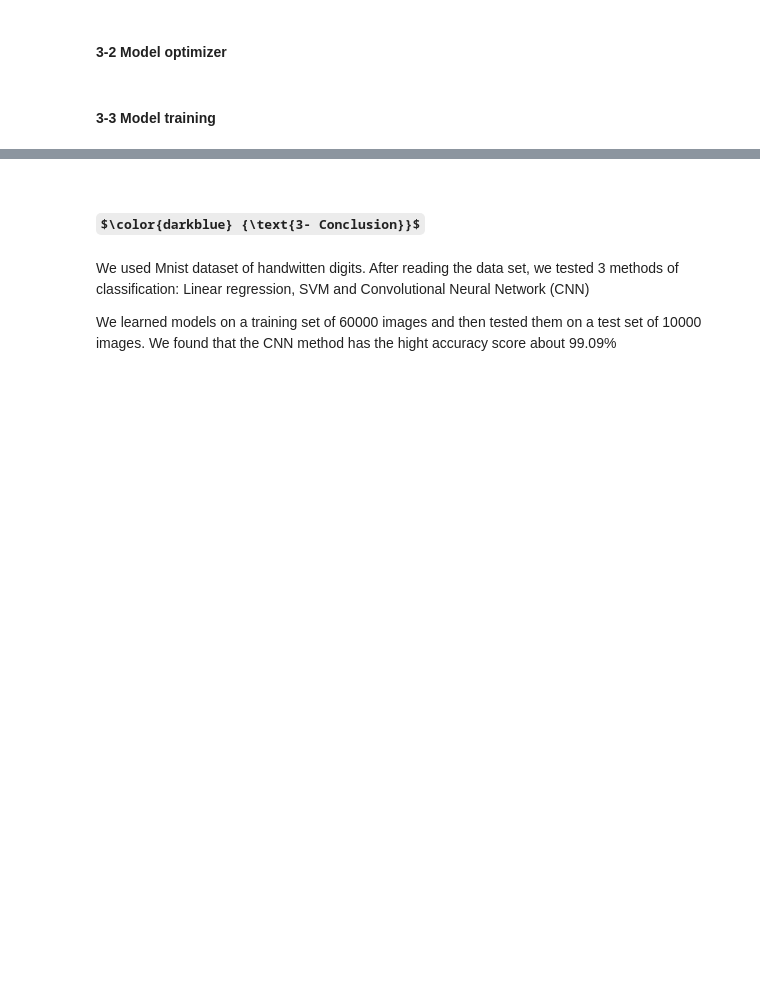
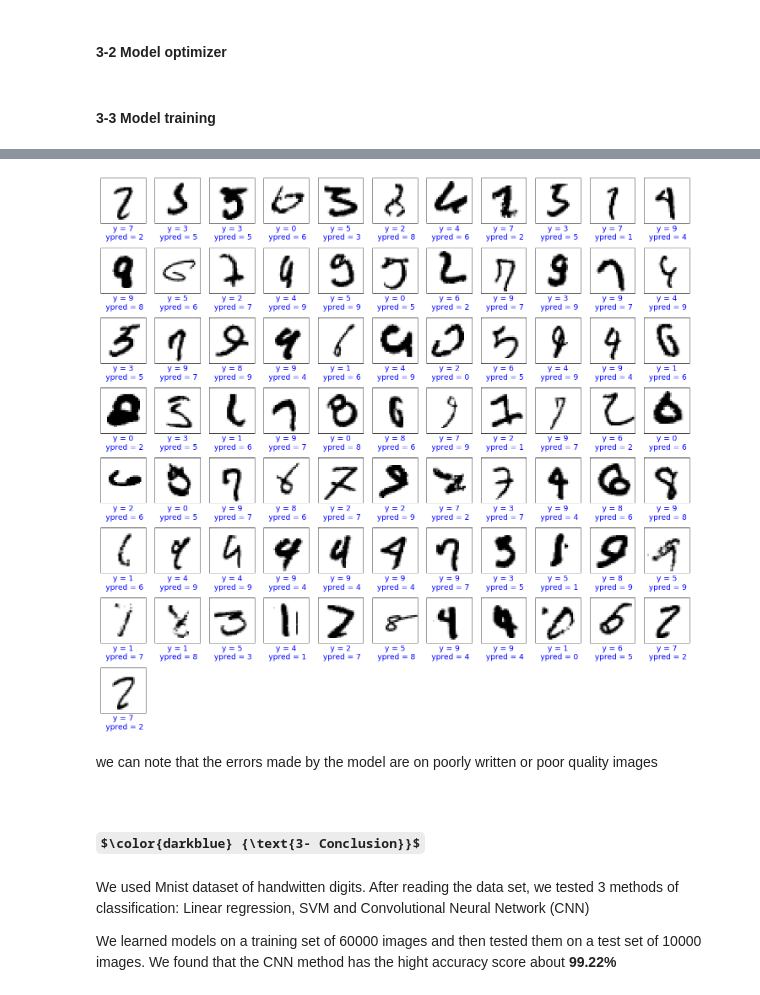
Before and after one commit to wwala/Digit-Recognizer, a Jupyter notebook: DigitRecognizer.ipynb, the cells around one changed output, grey strips where cells are left out. Saved outputs shown, nothing was run; the diff lists cells and outputs as text; code cells hidden in the pictures; some formulas as TeX source; blank space fills up the shorter version.

```diff
--- a/DigitRecognizer.ipynb
+++ b/DigitRecognizer.ipynb
@@ -329,6 +333,28 @@ CNN's Accuracy on test set: 0.990900
+# %%
+# Plot some test images with false predicted label
+errors = CNN_yhat_test.reshape(-1,1) - y_test
+
+ind = np.nonzero(errors)
+
+plt.figure(figsize=(25,30))
+p=1
+for i in range(0,len(ind[0])):
+    plt.subplot(10, 11, p)
+    p +=1
+    plt.grid(False)
+    plt.xticks([])
+    plt.yticks([])
+    plt.imshow(test[ind[0][i]],cmap=plt.cm.binary)
+    plt.xlabel("y = " + str(np.squeeze(CNN_yhat_test[ind[0][i]])) + "\n ypred = " + str(np.squeeze(y_test[ind[0][i]])), fontsize=18, color='b')
+    #plt.xlabel("y = " + str(np.squeeze(y_test[ind[0][i]])), fontsize=18,color='r')
+plt.show()
+# %% [output]
+[figure, added]
+# %% [markdown]
+we can note that the errors made by the model are on poorly written or poor quality images
 # %% [markdown]
 # $\color{darkblue} {\text{3- Conclusion}}$
 
 We used Mnist dataset of handwitten digits. After reading the data set, we tested 3 methods of classification: Linear regression, SVM and Convolutional Neural Network (CNN)
 
-We learned models on a training set of 60000 images and then tested them on a test set of 10000 images. We found that the CNN method has the hight accuracy score about 99.09%
+We learned models on a training set of 60000 images and then tested them on a test set of 10000 images. We found that the CNN method has the hight accuracy score about __99.22%__
```
Also changed, not shown: parts of 7 cells of this notebook.
